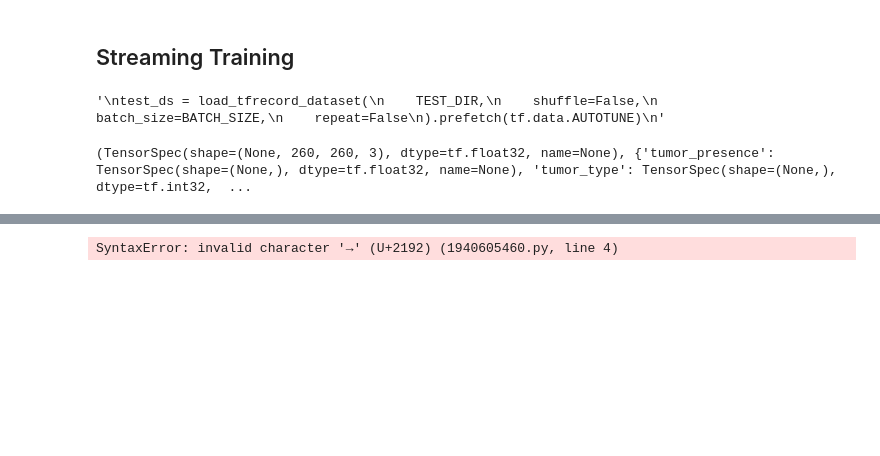
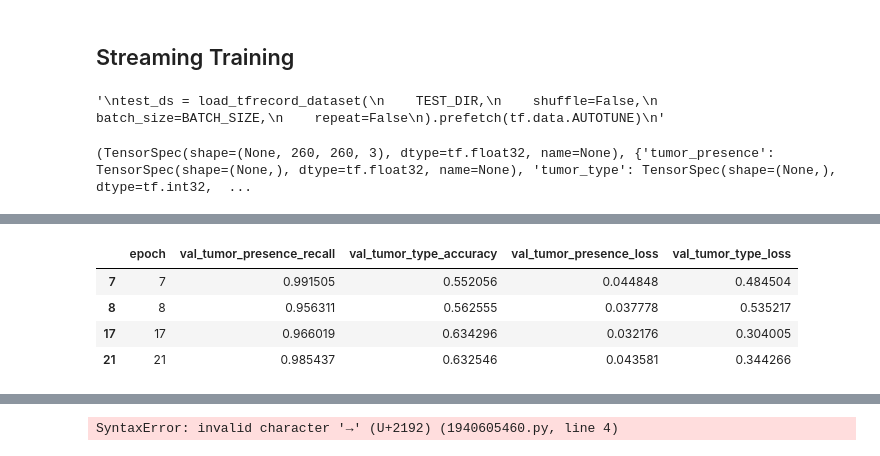
Before and after one commit to Jeremy-Duval-PhD/Brain_Tumor_MRI_Dataset, a Jupyter notebook: notebooks/Modeling.ipynb, the cells around one changed output, grey strips where cells are left out. Saved outputs shown, nothing was run; the diff lists cells and outputs as text; code cells hidden in the pictures; blank space fills up the shorter version.

```diff
--- a/notebooks/Modeling.ipynb
+++ b/notebooks/Modeling.ipynb
@@ -470,0 +486,12 @@ Epoch 14/50
+# %%
+df = df[
+    (df["val_tumor_presence_recall"] >= 0.94) &
+    (df["val_tumor_type_accuracy"] >= 0.55)
+]
+df
+# %% [output]
+|  | epoch | val_tumor_presence_recall | val_tumor_type_accuracy | val_tumor_presence_loss | val_tumor_type_loss |
+| 7 | 7 | 0.991505 | 0.552056 | 0.044848 | 0.484504 |
+| 8 | 8 | 0.956311 | 0.562555 | 0.037778 | 0.535217 |
+| 17 | 17 | 0.966019 | 0.634296 | 0.032176 | 0.304005 |
+| 21 | 21 | 0.985437 | 0.632546 | 0.043581 | 0.344266 |
```
Also changed, not shown: parts of 14 cells of this notebook, 1 other file.
